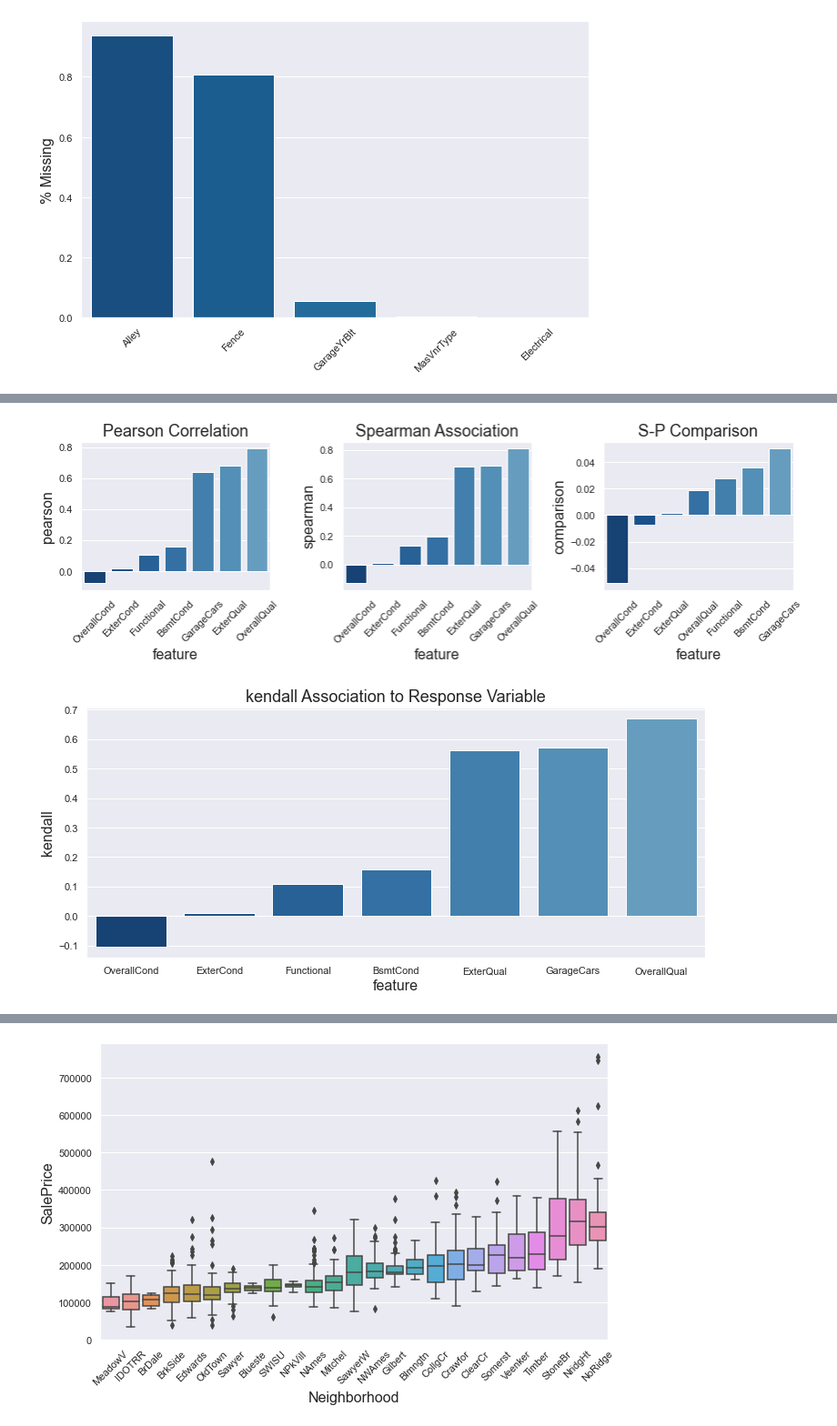
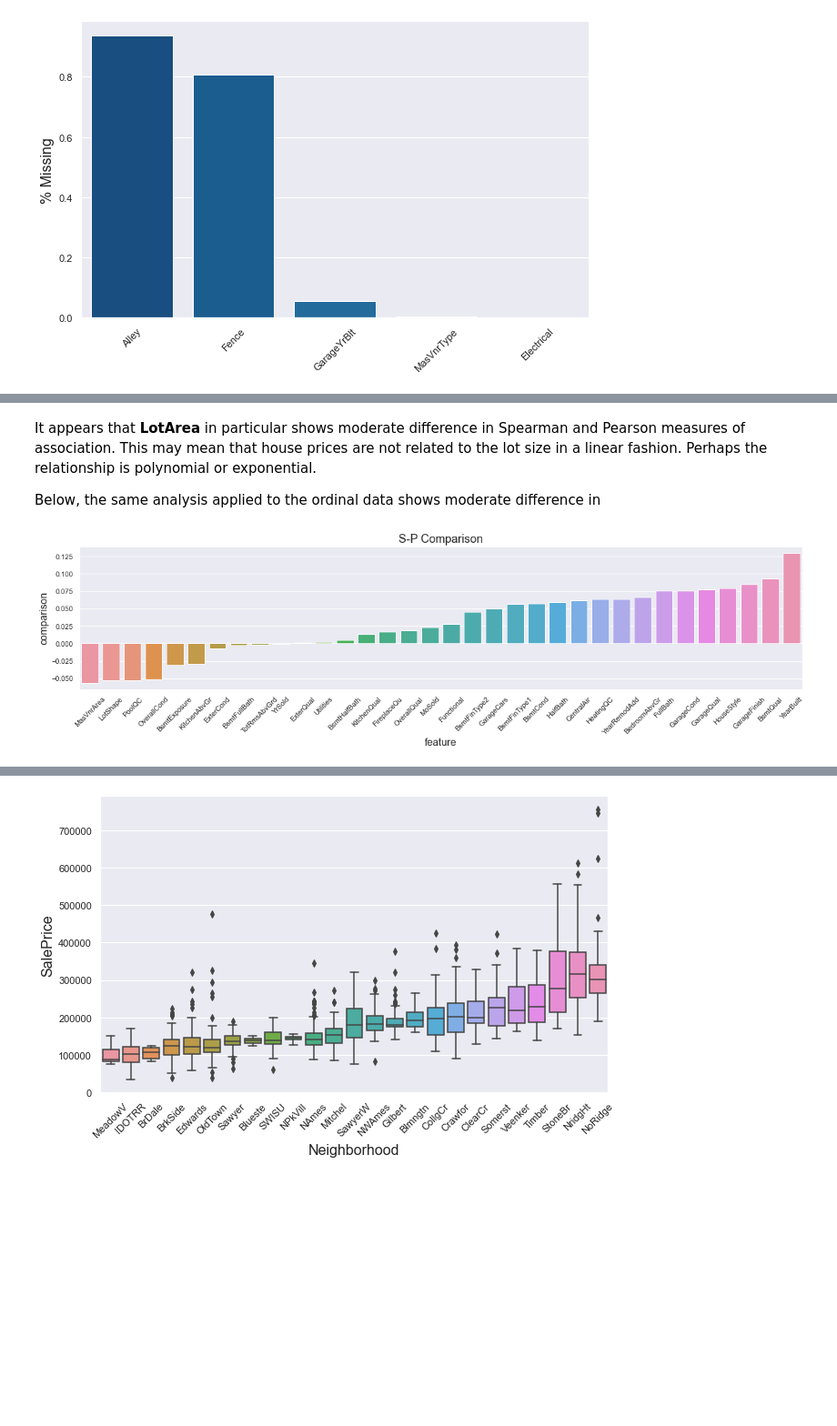
Before and after one commit to wcneill/kaggle, a Jupyter notebook: house prices/sales.ipynb, the cells around one changed output, grey strips where cells are left out. Shown at 91% size. Saved outputs shown, nothing was run; the diff lists cells and outputs as text; code cells hidden in the pictures; blank space fills up the shorter version.

```diff
--- a/house prices/sales.ipynb
+++ b/house prices/sales.ipynb
@@ -227,0 +281,5 @@ The remaining variables with missing data I intend to drop.
+# %%
+porch_area = ['OpenPorchSF', 'EnclosedPorch', '3SsnPorch', 'ScreenPorch']
+train_df['HasPorch'] = train_df.loc[:, porch_area] \
+                            .sum(axis=1) \
+                            .apply(lambda x: 1 if x > 0 else 0)
@@ -296,5 +486,0 @@ First, let's take a high level look of all of our candidate variables' relations
-# %%
-fig, axes = plt.subplots(2, 1, figsize=(10,20))
-sns.heatmap(train_df[exp_ordinal+['SalePrice']].corr(method='kendall'), annot=True, ax=axes[0])
-sns.heatmap(train_df[exp_contin+['SalePrice']].corr(), annot=True, ax=axes[1])
-rot = [ax.set_yticklabels(ax.get_yticklabels(), rotation=0) for ax in axes]
@@ -314,0 +527,7 @@ I chose three continuous variables to analyze. As a non-expert in real estate, I
+# %%
+fig, (ax1, ax2, ax3) = plt.subplots(1,3, figsize=(10, 5))
+sns.heatmap(cont_corr, annot=True, ax=ax1).set_title('Continuous')
+sns.heatmap(ord1_corr, annot=True, ax=ax2).set_title('Ranked 1')
+sns.heatmap(ord2_corr, annot=True, ax=ax3).set_title('Ranked 2')
+plt.tight_layout()
+plt.show()
@@ -316,6 +543,9 @@ I chose three continuous variables to analyze. As a non-expert in real estate, I
 def plot_response_corr(df, features, response, corr_type):
 
     cor = pd.DataFrame()
+    width = len(features)*0.5
+    height = 5
+    fig, ax = plt.subplots(figsize=(width, height))
 
     # Measure difference between Spearman's and Pearson's to analyze for non-linearity
     if corr_type == 's-p':
@@ -325,34 +555,21 @@ def plot_response_corr(df, features, response, corr_type):
         cor['pearson'] = [df[f].corr(df[response], 'pearson') for f in features]
         cor['comparison'] = cor['spearman'] - cor['pearson']
 
-
-        fig, axes = plt.subplots(1,3, figsize=(12, 4))
-        [ax.tick_params('x', labelrotation=45) for ax in axes]
-
         sns.barplot(
             data=cor.sort_values(by='comparison'),
-            x='feature', y='comparison', ax=axes[2]
+            x='feature', y='comparison', ax=ax
         ).set_title('S-P Comparison')
-
-        sns.barplot(
-            data=cor.sort_values('spearman'),
-            x='feature', y='spearman', ax=axes[1]
-        ).set_title('Spearman Association')
-
-        sns.barplot(
-            data=cor.sort_values('pearson'),
-            x='feature', y='pearson', ax=axes[0]
-        ).set_title('Pearson Correlation')
 
     else:
         cor['feature'] = features
         cor[corr_type] = [df[f].corr(df[response], corr_type) for f in features]
         cor = cor.sort_values(corr_type)
         plt.figure(figsize=(len(features)*1.5, 5))
-        axes = sns.barplot(data=cor, x='feature', y=corr_type) \
+        axes = sns.barplot(data=cor, x='feature', y=corr_type, ax=ax) \
             .set_title(f'{corr_type} Association to Response Variable')
 
 
+    plt.xticks(rotation=45)
     plt.tight_layout()
     plt.show()
 
@@ -374,9 +581,11 @@ We will also include __Kendall's Tau ($\tau$)__, which is typically more robust
+# %% [markdown]
+It appears that __LotArea__ in particular shows moderate difference in Spearman and Pearson measures of association. This may mean that house prices are not related to the lot size in a linear fashion. Perhaps the relationship is polynomial or exponential.
+
+Below, the same analysis applied to the ordinal data shows moderate difference in
 # %%
-df1 = plot_response_corr(train_df, exp_ordinal, 'SalePrice', 's-p')
-df2 = plot_response_corr(train_df, exp_ordinal, 'SalePrice', 'kendall')
+df = plot_response_corr(train_df, exp_ordinal, 'SalePrice', 's-p')
 # %% [output]
-[figure, old version]
+[figure, new version]
-[figure, removed]
 # %% [markdown]
 ### Categorical Data (Nominal)
 
```
Also changed, not shown: parts of 49 cells of this notebook, 1 other file.
